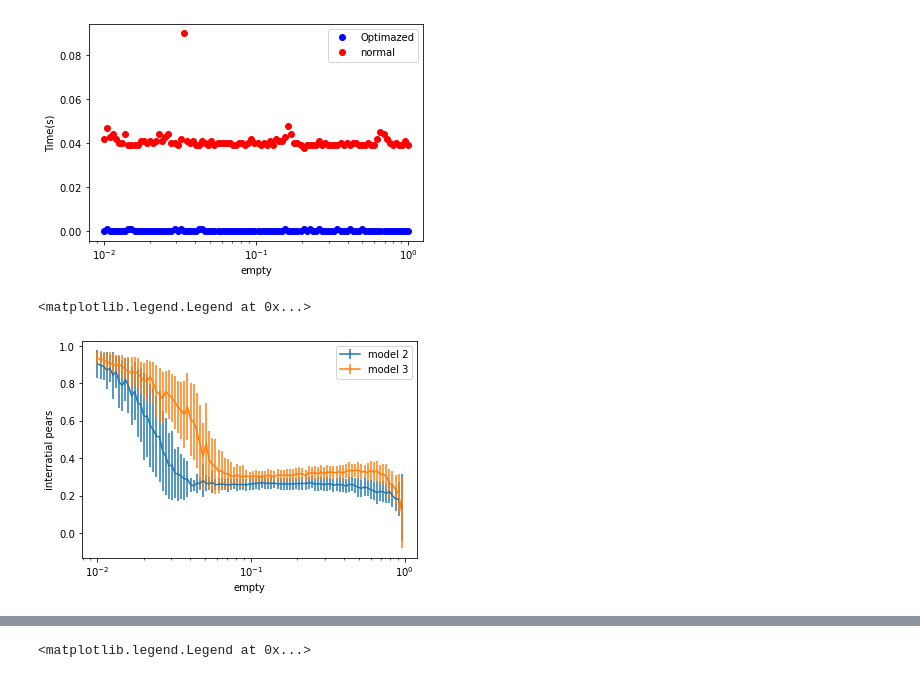
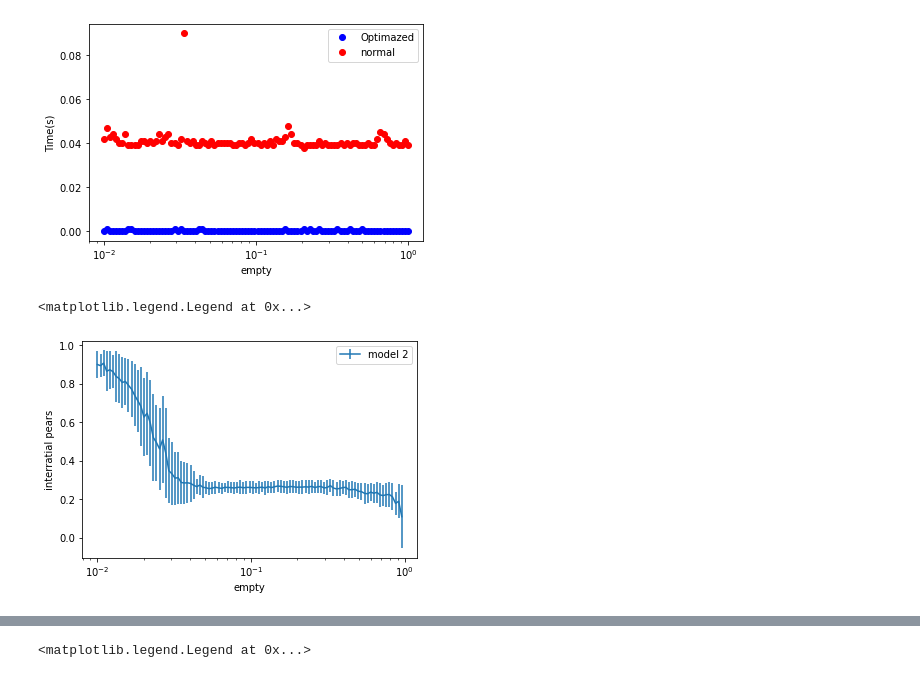
Before and after one commit to quimort/schellings-model, a Jupyter notebook: analisis.ipynb, the cells around one changed output, grey strips where cells are left out. Drawn from its saved outputs; the diff is of its cells as text; code cells hidden in the pictures.

```diff
--- a/analisis.ipynb
+++ b/analisis.ipynb
@@ -55,14 +55,14 @@ df2 = df2.groupby("vacant").mean()
 df3 = df3.groupby("vacant").mean()
 # %%
 plt.errorbar(df2.index,df2['mean interratial pears final'],yerr=deviation2['mean interratial pears final'],label="model 2")
-plt.errorbar(df3.index,df3['mean interratial pears final'],yerr=deviation3['mean interratial pears final'],label="model 3")
+#plt.errorbar(df3.index,df3['mean interratial pears final'],yerr=deviation3['mean interratial pears final'],label="model 3")
 plt.xlabel("empty")
 plt.ylabel("interratial pears")
 plt.xscale('log')
 plt.legend()
 # %% [output]
 <matplotlib.legend.Legend at 0x...>
-[figure, old version]
+[figure, new version]
 # %%
 plt.errorbar(df2.index,df2['mean interratial pears final A'],yerr=deviation2['mean interratial pears final A'],label="model 2 A")
 plt.errorbar(df3.index,df3['mean interratial pears final A'],yerr=deviation3['mean interratial pears final A'],label="model 3 A")
```
Also changed, not shown: parts of 4 cells of this notebook, 9 other files.
